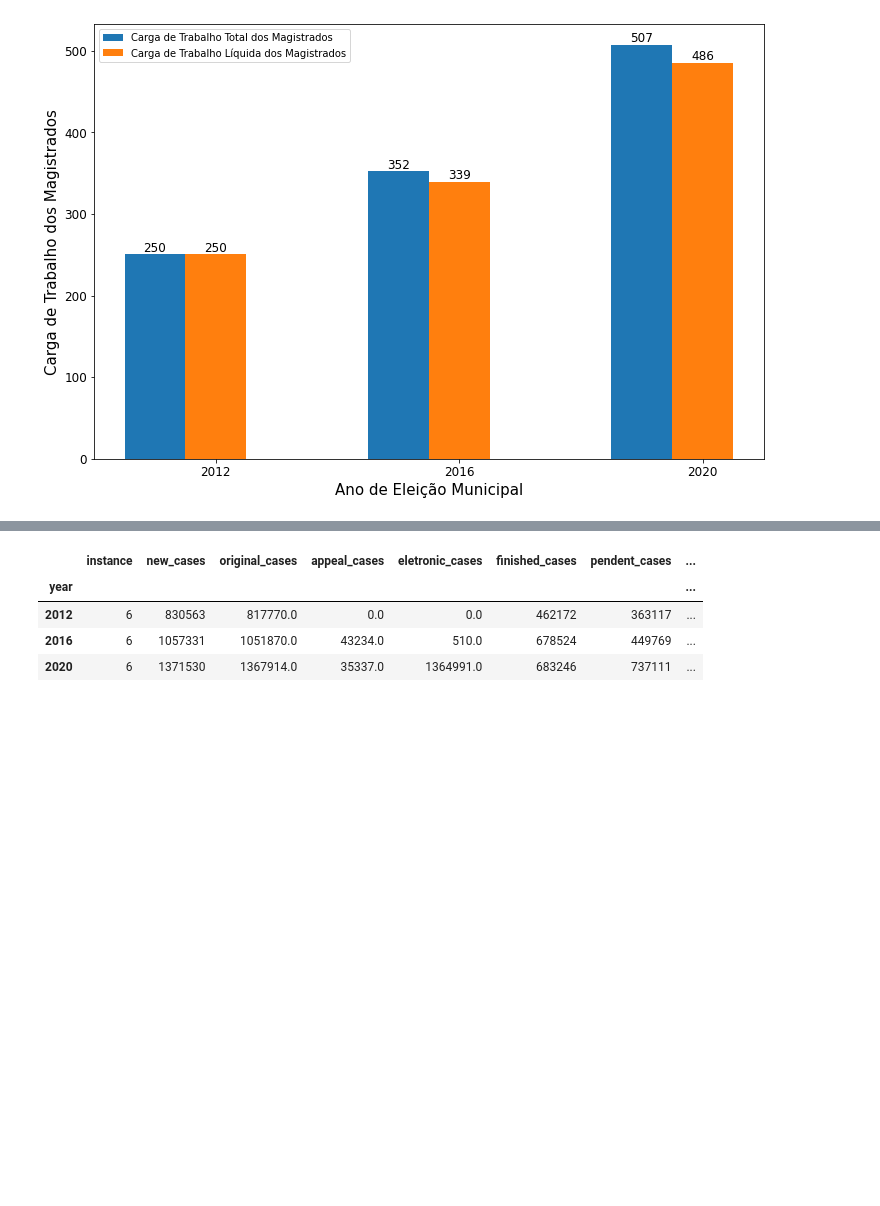
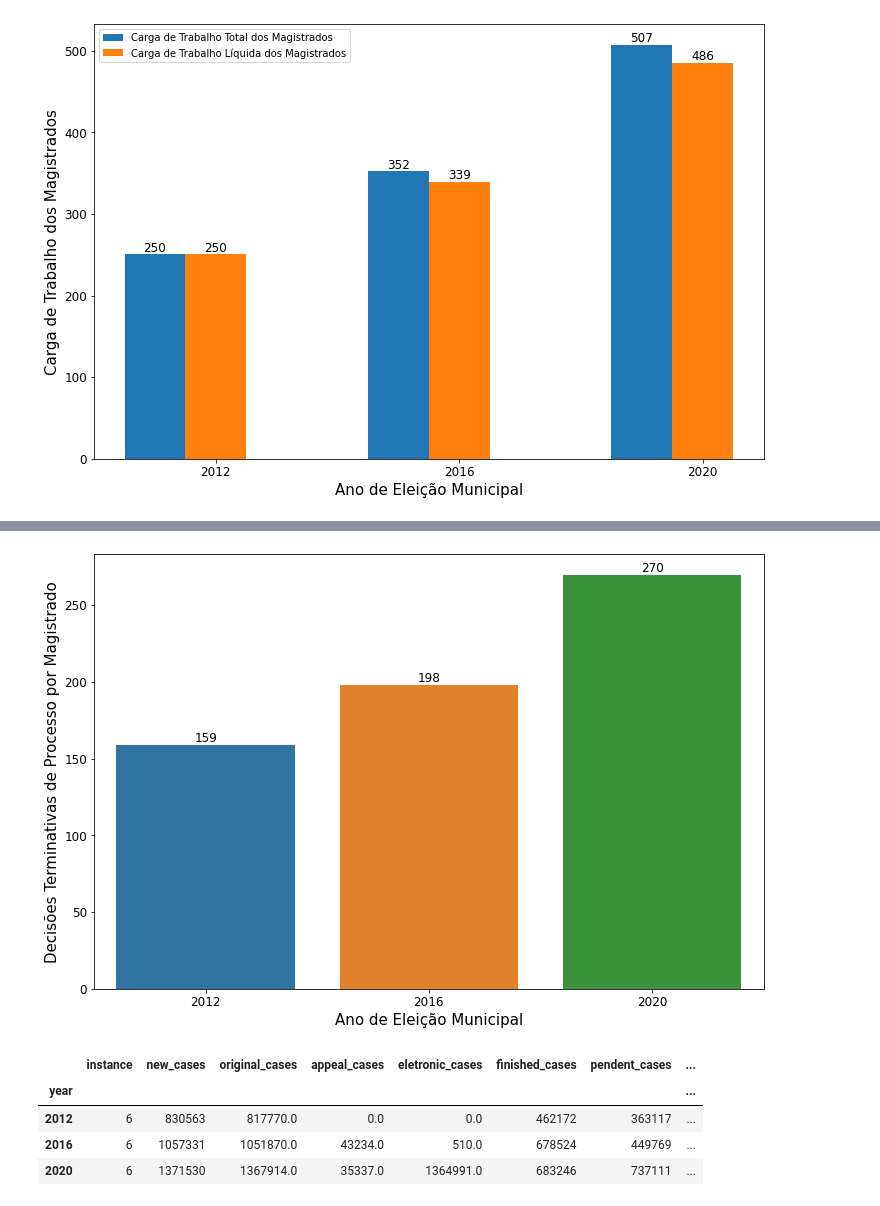
Before and after one commit to fabianumfalco/brazilian-electoral-justice-in-numbers, a Jupyter notebook: EDA_br_electoral_JusticeNumbers.ipynb, the cells around one changed output, grey strips where cells are left out. Saved outputs shown, nothing was run; the diff lists cells and outputs as text; code cells hidden in the pictures; blank space fills up the shorter version.

```diff
--- a/EDA_br_electoral_JusticeNumbers.ipynb
+++ b/EDA_br_electoral_JusticeNumbers.ipynb
@@ -441,3 +449,38 @@ plt.show()
+# %%
+# Defining the plotsize
+plt.figure(figsize=(12, 8))
+
+# Defining the x-axis, the y-axis and the data
+# from where the values are to be taken
+splot = sns.barplot(x=municipal_election_JN_sum.index, y="DTM", data=municipal_election_JN_sum)
+
+#sns.despine()
+#sns.set_style('white')
+
+# Setting the x-acis label and its size
+plt.xlabel("Ano de Eleição Municipal", size=15)
+# changing the fontsize of xticks
+plt.xticks(fontsize=12)
+
+# Setting the y-axis label and its size
+plt.ylabel("Decisões Terminativas de Processo por Magistrado",size=15)
+# changing the fontsize of yticks
+plt.yticks(fontsize=12)
+
+#splot.get_yaxis().set_major_formatter(tick.FuncFormatter(lambda x, p: format(int(x),',')))
+splot.get_yaxis().set_major_formatter(tick.FuncFormatter(lambda x, p: format(int(x),',').replace(',','.')))
+
+# displays the data values in the graph
+splot.bar_label(splot.containers[0],labels=[f'{x:,.0f}'.replace(',','.') for x in splot.containers[0].datavalues],
+                size=12)
+
+plt.savefig("terminative_process_decisions_municipal_elections.jpg",transparent = False)
+
+
+# plotting the graph
+plt.show()
+# %% [output]
+[figure, added]
 # %%
 municipal_election_JN_sum
 # %% [output]
```
Also changed, not shown: parts of 11 cells of this notebook, 6 other files.
